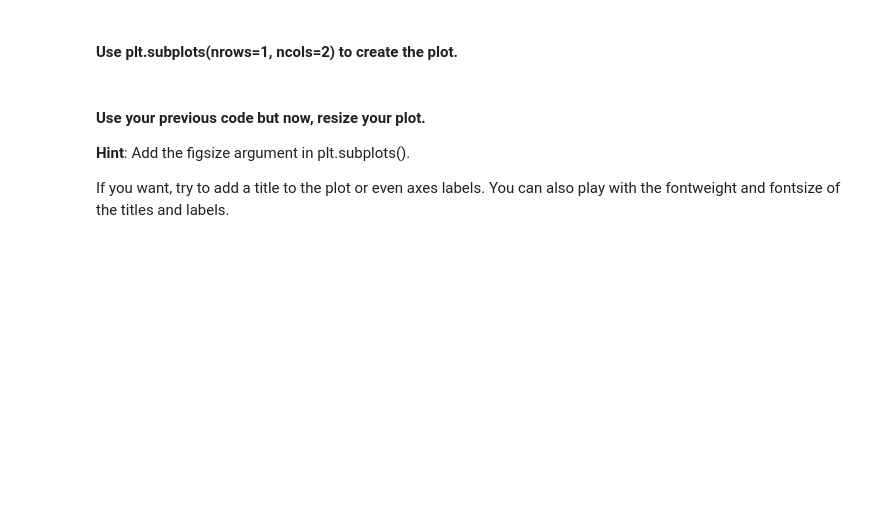
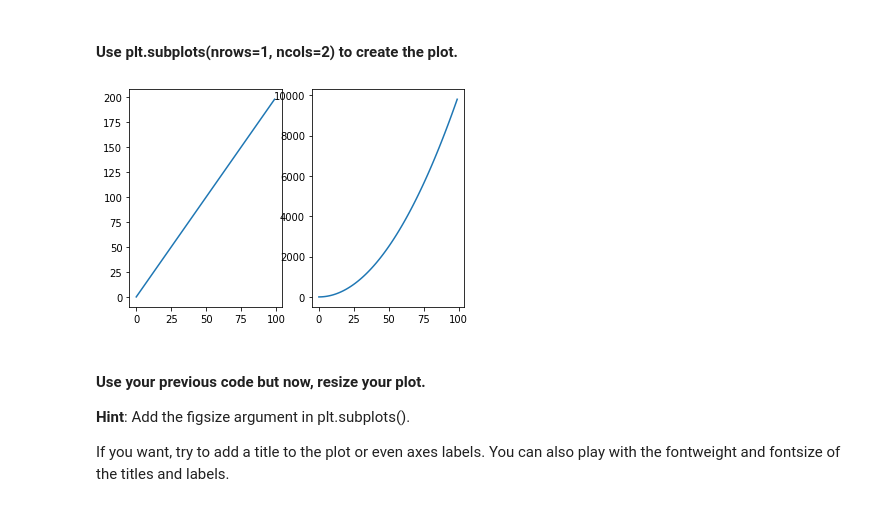
Before and after one commit to ta-datapt-bcn/lab-matplotlib-seaborn, a Jupyter notebook: your-code/main.ipynb, the cells around one changed output. Saved outputs shown, nothing was run; the diff lists cells and outputs as text; code cells hidden in the pictures; blank space fills up the shorter version.

```diff
--- a/your-code/main.ipynb
+++ b/your-code/main.ipynb
@@ -32,3 +38,12 @@ Also, play around with the linewidth and style. Use the ones you're most happy w
+# %%
+# Method 2
+fig, [ax1, ax2] = plt.subplots(1,2)
+
+ax1.plot(x,y)
+ax2.plot(x,z)
+plt.show()
+# %% [output]
+[figure, added]
 # %% [markdown]
 #### Use your previous code but now, resize your plot.
 **Hint**: Add the figsize argument in plt.subplots().
```
Also changed, not shown: parts of 43 cells of this notebook, 3 other files.
